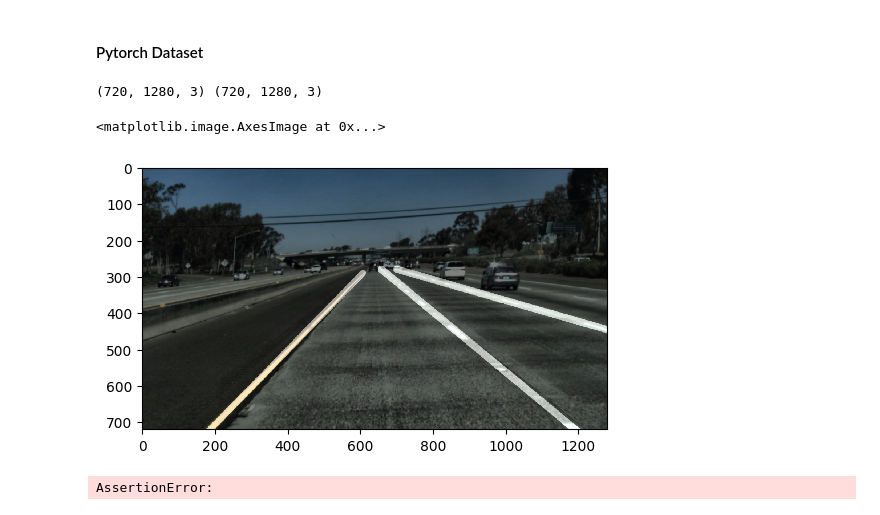
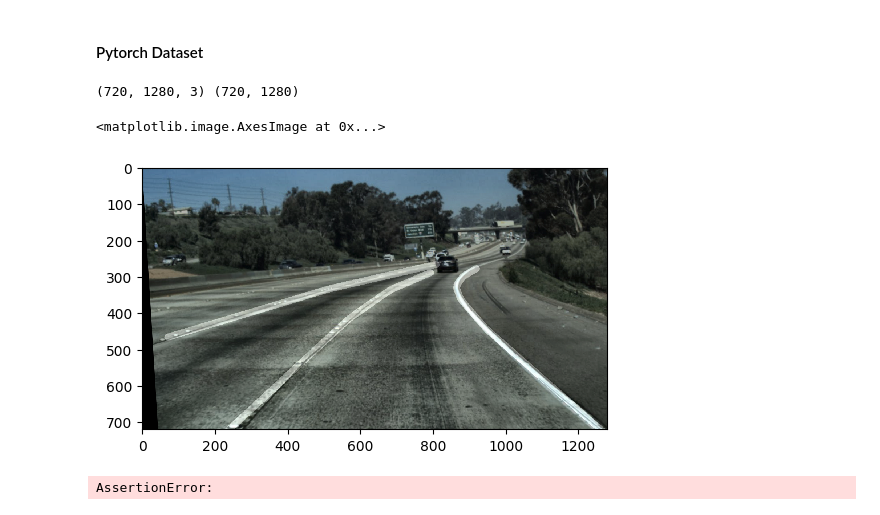
Before and after one commit to jaeoh2/Road-Lane-Instance-Segmentation-PyTorch, a Jupyter notebook: explore_dataset.ipynb, the cells around one changed output. Cells and saved outputs as stored; diff of their text form; code cells hidden in the pictures.

```diff
--- a/explore_dataset.ipynb
+++ b/explore_dataset.ipynb
@@ -93,9 +93,9 @@ class tuSimpleDataset(data.Dataset):
     # refer from :
     # https://github.com/vxy10/ImageAugmentation
     # https://github.com/TuSimple/tusimple-benchmark/blob/master/example/lane_demo.ipynb
-    def __init__(self, file_path, size=[640, 360], gray=False, flip=False, rotate=False, bright=False):
+    def __init__(self, file_path, size=[640, 360], gray=True, trans=True, intensity=10):
         self.file_path = file_path
-        self.flags = {'size':size, 'gray':gray, 'flip':flip, 'rotate':rotate}
+        self.flags = {'size':size, 'gray':gray, 'transform':trans, 'intensity':intensity}
         self.json_lists = glob.glob(os.path.join(self.file_path, '*.json'))
         self.labels = []
         for json_list in self.json_lists:
@@ -138,7 +138,8 @@ class tuSimpleDataset(data.Dataset):
         Shear_M = cv2.getAffineTransform(pts1, pts2)
         self.warp_affine(Shear_M)
 
-    def random_transform(self, intensity=10):
+    def random_transform(self):
+        intensity=self.flags['intensity']
         def _get_delta(intensity):
             delta = np.radians(intensity)
             rand_delta = np.random.uniform(low=-delta, high=delta)
@@ -182,7 +183,7 @@ class tuSimpleDataset(data.Dataset):
 #         self.random_translate()
 #         self.random_shear()
 
-        self.random_transform(intensity=10)
+        self.random_transform()
 
         return self.img, self.label_img
 
@@ -191,18 +192,18 @@ class tuSimpleDataset(data.Dataset):
 # %%
 D = tuSimpleDataset(train_path, size=[1280, 720])
 
 rand_idx = random.randint(0, D.len)
 transformed_img, transformed_label = D.__getitem__(rand_idx)
 print(np.shape(transformed_img), np.shape(transformed_label))
 
 plt.figure(dpi=100)
-transformed_img = cv2.addWeighted(transformed_img, 0.5, transformed_label, 0.5, 0)
+transformed_img = cv2.addWeighted(transformed_img, 0.7, np.concatenate([[transformed_label.T],[transformed_label.T],[transformed_label.T]]).T, 0.3, 0)
 # plt.imshow(np.hstack((transformed_img, transformed_label)))
 plt.imshow(transformed_img)
 # %% [output]
-(720, 1280, 3) (720, 1280, 3)
+(720, 1280, 3) (720, 1280)
 <matplotlib.image.AxesImage at 0x...>
-[figure, old version]
+[figure, new version]
 # %%
 assert(False)
 # %% [output]
```
Also changed, not shown: 1 other file.
